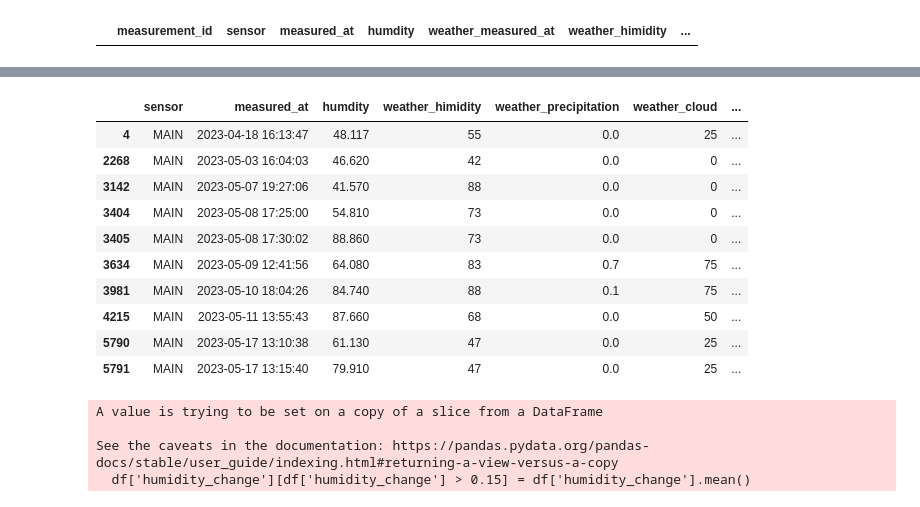
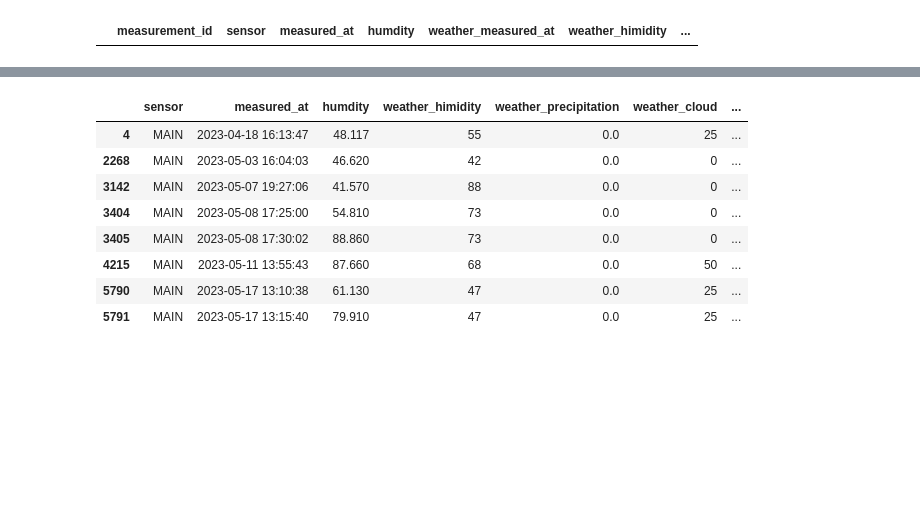
Before and after one commit to Niklas-Mezynski/fontys-individual-study-data-analysis, a Jupyter notebook: eda_salad.ipynb, the cells around one changed output, grey strips where cells are left out. Saved outputs shown, nothing was run; the diff lists cells and outputs as text; code cells hidden in the pictures; blank space fills up the shorter version.

```diff
--- a/eda_salad.ipynb
+++ b/eda_salad.ipynb
@@ -95,21 +98,13 @@ df.plot(x='measured_at', subplots=True, figsize=(12, 10));
-# %%
-df[df['humidity_change'] > 0.15]
-# %% [output]
-|  | sensor | measured_at | humdity | weather_himidity | weather_precipitation | weather_cloud | ... |
-| 4 | MAIN | 2023-04-18 16:13:47 | 48.117 | 55 | 0.0 | 25 | ... |
-| 2268 | MAIN | 2023-05-03 16:04:03 | 46.620 | 42 | 0.0 | 0 | ... |
-| 3142 | MAIN | 2023-05-07 19:27:06 | 41.570 | 88 | 0.0 | 0 | ... |
-| 3404 | MAIN | 2023-05-08 17:25:00 | 54.810 | 73 | 0.0 | 0 | ... |
-| 3405 | MAIN | 2023-05-08 17:30:02 | 88.860 | 73 | 0.0 | 0 | ... |
-| 3634 | MAIN | 2023-05-09 12:41:56 | 64.080 | 83 | 0.7 | 75 | ... |
-| 3981 | MAIN | 2023-05-10 18:04:26 | 84.740 | 88 | 0.1 | 75 | ... |
-| 4215 | MAIN | 2023-05-11 13:55:43 | 87.660 | 68 | 0.0 | 50 | ... |
-| 5790 | MAIN | 2023-05-17 13:10:38 | 61.130 | 47 | 0.0 | 25 | ... |
-| 5791 | MAIN | 2023-05-17 13:15:40 | 79.910 | 47 | 0.0 | 25 | ... |
-# %%
-df['humidity_change'][df['humidity_change'] > 0.15] = df['humidity_change'].mean()
-# %% [output]
-A value is trying to be set on a copy of a slice from a DataFrame
-
-See the caveats in the documentation: https://pandas.pydata.org/pandas-docs/stable/user_guide/indexing.html#returning-a-view-versus-a-copy
-  df['humidity_change'][df['humidity_change'] > 0.15] = df['humidity_change'].mean()
+# %%
+# Print df where humidity_change is is greater than 0.1 AND weather_precipitation is less than 0.1
+df[(df['humidity_change'] > 0.1) & (df['weather_precipitation'] <= 0)]
+# %% [output]
+|  | sensor | measured_at | humdity | weather_himidity | weather_precipitation | weather_cloud | ... |
+| 4 | MAIN | 2023-04-18 16:13:47 | 48.117 | 55 | 0.0 | 25 | ... |
+| 2268 | MAIN | 2023-05-03 16:04:03 | 46.620 | 42 | 0.0 | 0 | ... |
+| 3142 | MAIN | 2023-05-07 19:27:06 | 41.570 | 88 | 0.0 | 0 | ... |
+| 3404 | MAIN | 2023-05-08 17:25:00 | 54.810 | 73 | 0.0 | 0 | ... |
+| 3405 | MAIN | 2023-05-08 17:30:02 | 88.860 | 73 | 0.0 | 0 | ... |
+| 4215 | MAIN | 2023-05-11 13:55:43 | 87.660 | 68 | 0.0 | 50 | ... |
+| 5790 | MAIN | 2023-05-17 13:10:38 | 61.130 | 47 | 0.0 | 25 | ... |
+| 5791 | MAIN | 2023-05-17 13:15:40 | 79.910 | 47 | 0.0 | 25 | ... |
```
Also changed, not shown: parts of 12 cells of this notebook, 1 other file.
